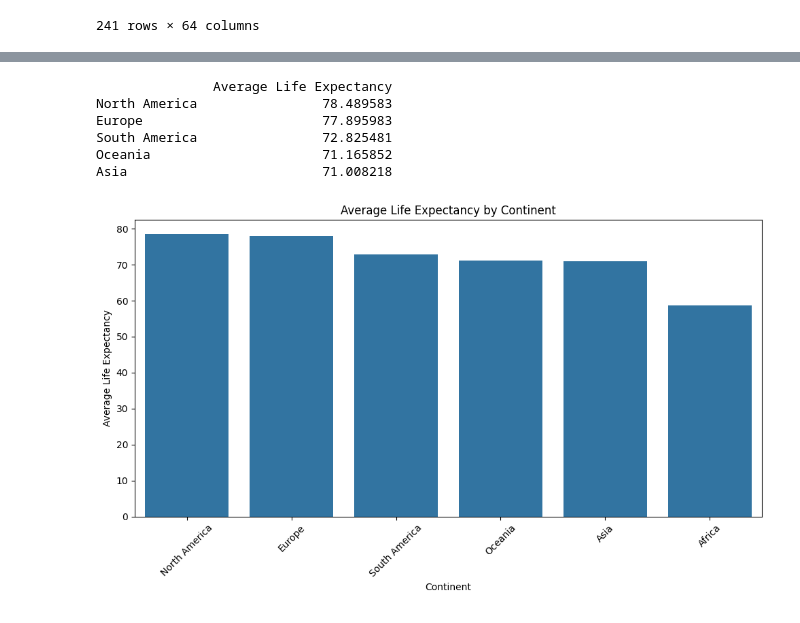
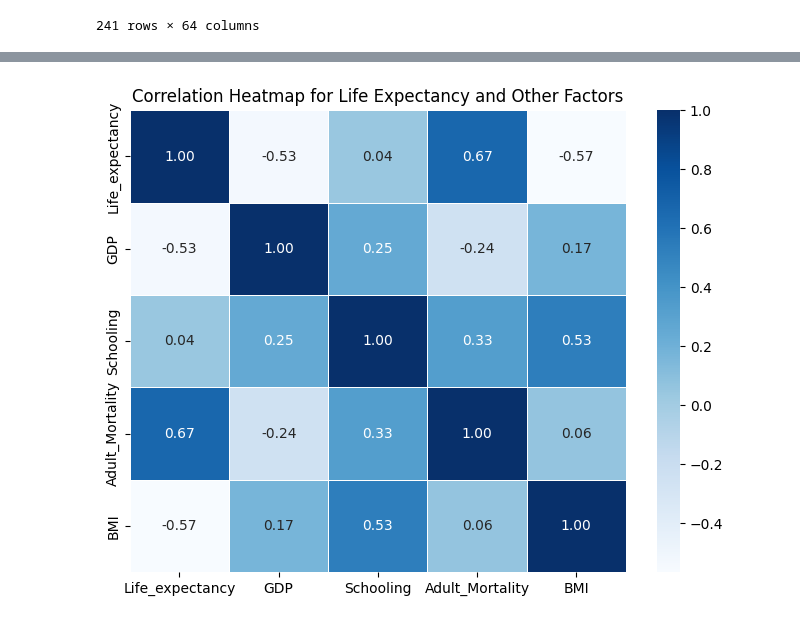
Before and after one commit to bonareri/Python-Data-Analysis, a Jupyter notebook: Life_Expectancy.ipynb, the cells around one changed output, grey strips where cells are left out. Saved outputs shown, nothing was run; the diff lists cells and outputs as text; code cells hidden in the pictures.

```diff
--- a/Life_Expectancy.ipynb
+++ b/Life_Expectancy.ipynb
@@ -613,27 +625,11 @@ Oceania                      71.165852
-# %%
-# Check the data to make sure it is in the correct format
-print(continent_stats_df_sorted[['Average Life Expectancy']].head())
-
-# Plot the data using a bar plot
-plt.figure(figsize=(10, 6))
-
-# Create a bar plot for life expectancy by continent
-sns.barplot(x=continent_stats_df_sorted.index, y=continent_stats_df_sorted['Average Life Expectancy'])
-
-# Set the title and labels
-plt.title('Average Life Expectancy by Continent')
-plt.xlabel('Continent')
-plt.ylabel('Average Life Expectancy')
-
-# Display the plot
-plt.xticks(rotation=45)
-plt.tight_layout()  # Ensure layout is adjusted to fit labels
-plt.show()
-# %% [output]
-               Average Life Expectancy
-North America                78.489583
-Europe                       77.895983
-South America                72.825481
-Oceania                      71.165852
-Asia                         71.008218
-[figure, removed]
+# %%
+# Select a subset of columns to calculate the correlation
+corr_data = top_10_countries_analysis[['Life_expectancy', 'GDP', 'Schooling', 'Adult_Mortality', 'BMI']].corr()
+
+# Create a heatmap to visualize correlations between Life Expectancy and other factors
+plt.figure(figsize=(8, 6))
+sns.heatmap(corr_data, annot=True, cmap='Blues', fmt='.2f', linewidths=0.5)
+plt.title('Correlation Heatmap for Life Expectancy and Other Factors')
+plt.show()
+# %% [output]
+[figure, added]
```
Also changed, not shown: parts of 36 cells of this notebook.
